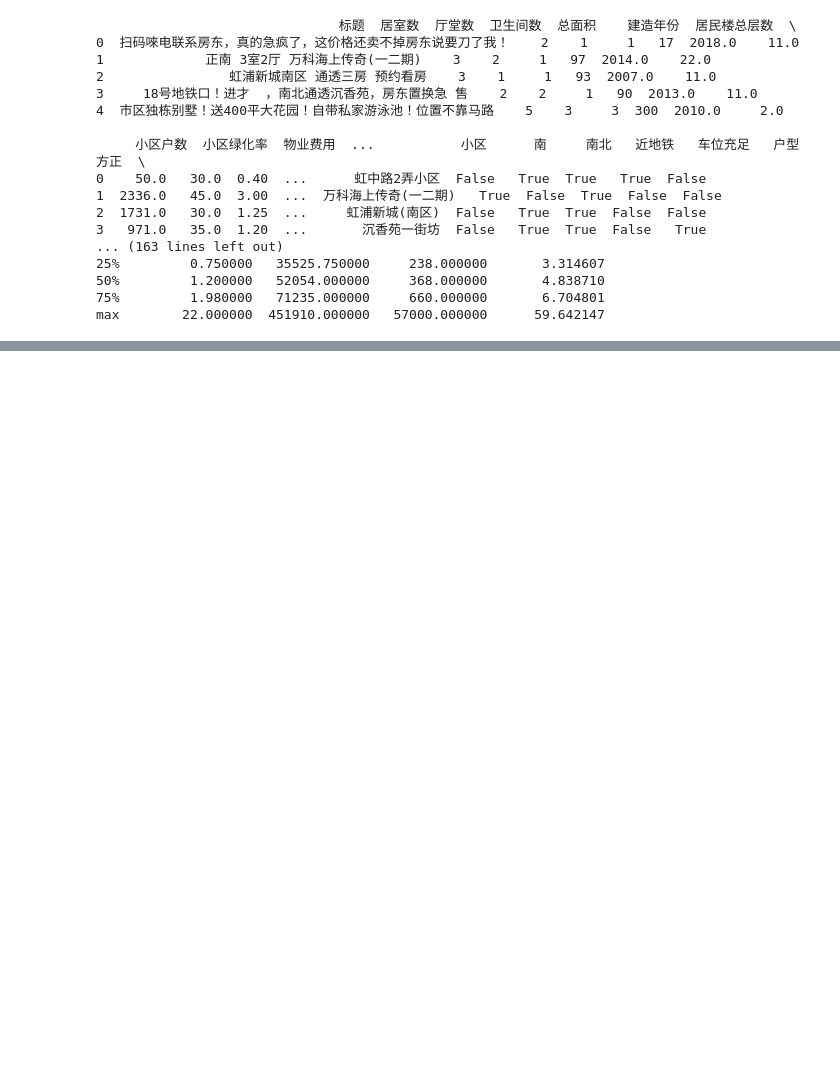
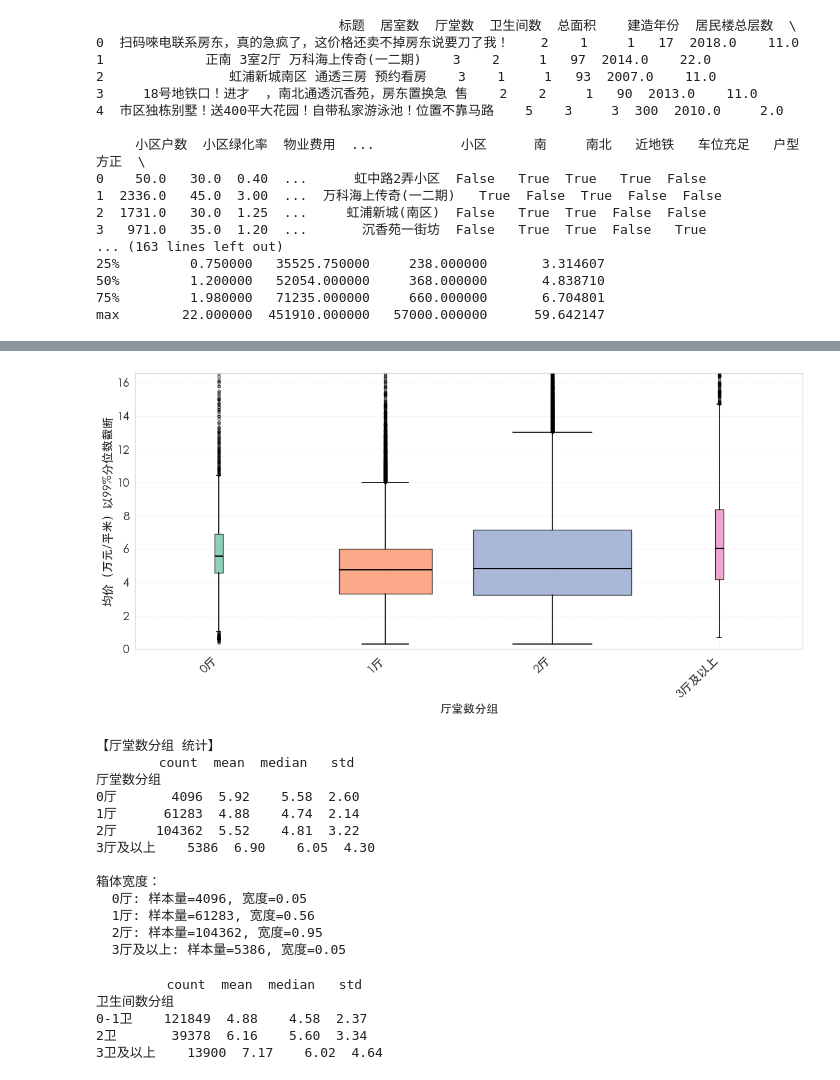
Before and after one commit to jiangwen9477/shanghai-house-price-research, a Jupyter notebook: code.ipynb, the cells around one changed output, grey strips where cells are left out. Drawn from its saved outputs; the diff is of its cells as text; code cells hidden in the pictures; blank space fills up the shorter version.

```diff
--- a/code.ipynb
+++ b/code.ipynb
@@ -111,0 +157,27 @@ Passing `palette` without assigning `hue` is deprecated and will be removed in v
+# %%
+plot_boxplot_single(df, '厅堂数分组',order=['0厅', '1厅', '2厅', '3厅及以上'])
+# %% [output]
+[figure, added]
+【厅堂数分组 统计】
+        count  mean  median   std
+厅堂数分组
+0厅       4096  5.92    5.58  2.60
+1厅      61283  4.88    4.74  2.14
+2厅     104362  5.52    4.81  3.22
+3厅及以上    5386  6.90    6.05  4.30
+
+箱体宽度：
+  0厅: 样本量=4096, 宽度=0.05
+  1厅: 样本量=61283, 宽度=0.56
+  2厅: 样本量=104362, 宽度=0.95
+  3厅及以上: 样本量=5386, 宽度=0.05
+# %%
+df['卫生间数分组'] = df['卫生间数'].apply(lambda x: '0-1卫' if x < 2 else ('2卫' if x == 2 else '3卫及以上'))
+stats = df.groupby('卫生间数分组')['均价'].agg(['count', 'mean', 'median', 'std']).round(2)
+print(stats)
+# %% [output]
+         count  mean  median   std
+卫生间数分组
+0-1卫    121849  4.88    4.58  2.37
+2卫       39378  6.16    5.60  3.34
+3卫及以上    13900  7.17    6.02  4.64
```
Also changed, not shown: parts of 39 cells of this notebook, 26 other files.
